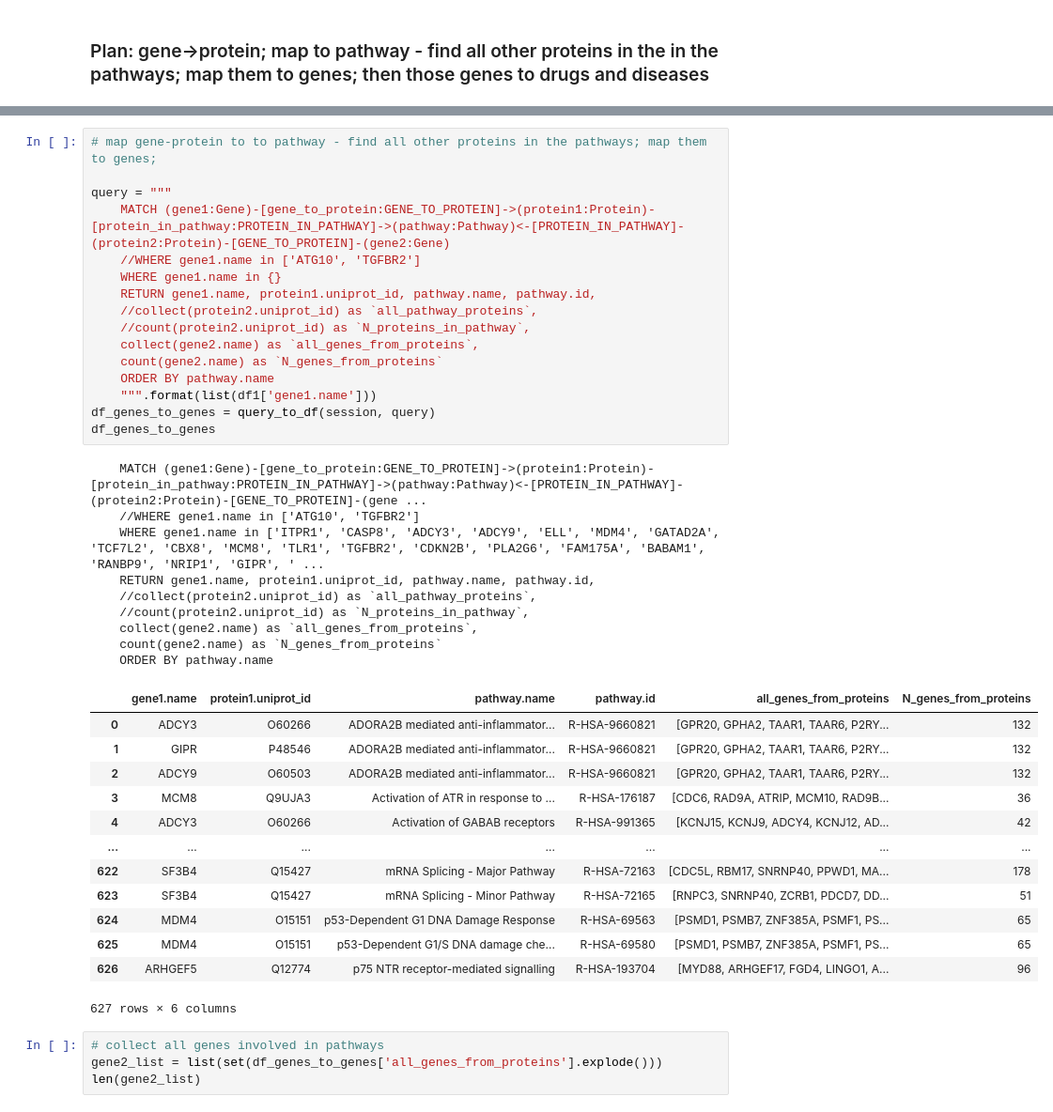
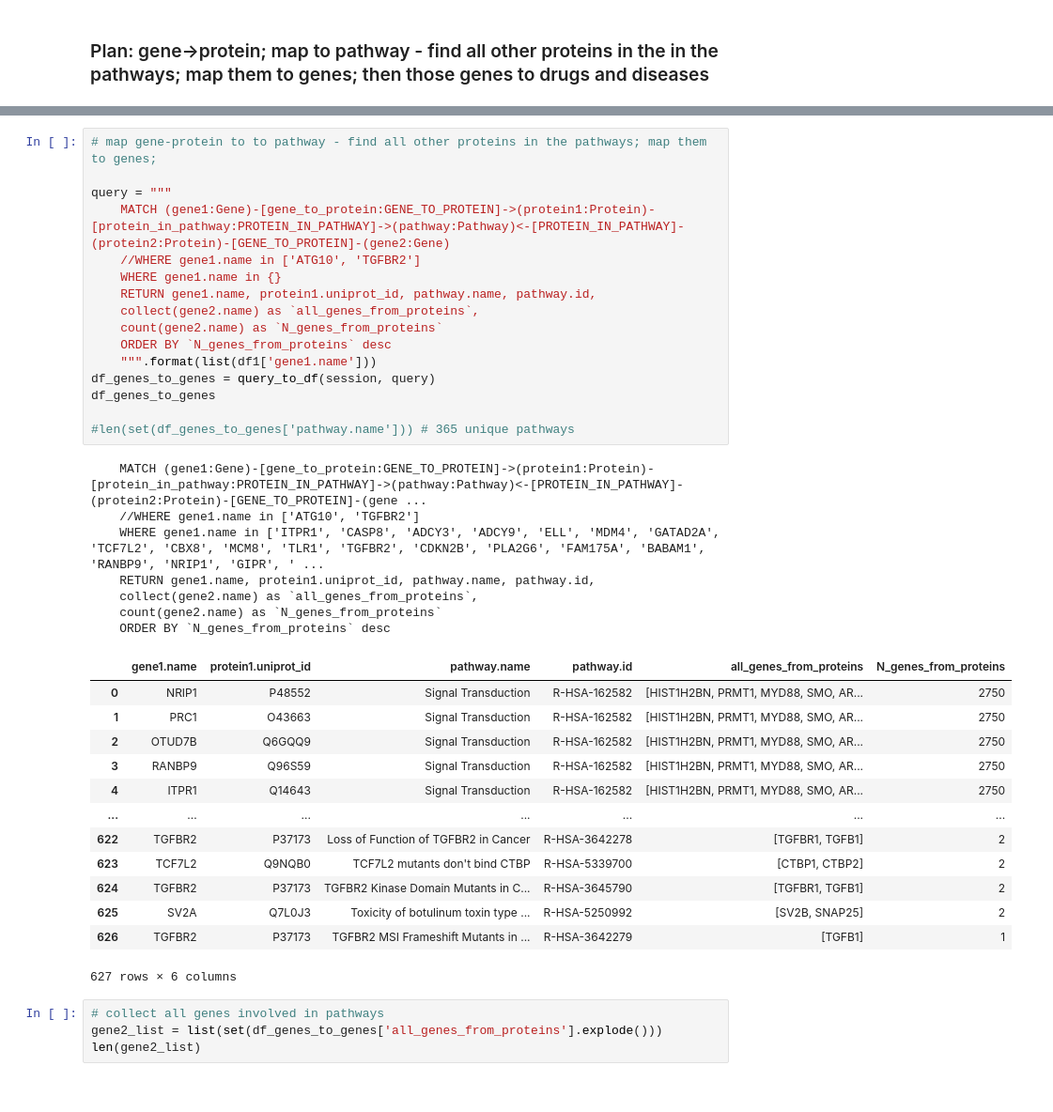
Before and after one commit to mvab/epigraphdb-breast-cancer, a Jupyter notebook: 5_breast_cancer_drug_targets_via_related_proteins.ipynb, the cells around one changed output, grey strips where cells are left out. Shown at 94% size. Cells and saved outputs as stored; diff of their text form.

Commit message:
review steps in pathway analysis

```diff
--- a/5_breast_cancer_drug_targets_via_related_proteins.ipynb
+++ b/5_breast_cancer_drug_targets_via_related_proteins.ipynb
@@ -51,41 +67,39 @@ len(set(df1['gene1.name'])) # 51
 # %%
 # map gene-protein to to pathway - find all other proteins in the pathways; map them to genes;
 
 query = """
     MATCH (gene1:Gene)-[gene_to_protein:GENE_TO_PROTEIN]->(protein1:Protein)-[protein_in_pathway:PROTEIN_IN_PATHWAY]->(pathway:Pathway)<-[PROTEIN_IN_PATHWAY]-(protein2:Protein)-[GENE_TO_PROTEIN]-(gene2:Gene)
     //WHERE gene1.name in ['ATG10', 'TGFBR2']
     WHERE gene1.name in {}
     RETURN gene1.name, protein1.uniprot_id, pathway.name, pathway.id,
-    //collect(protein2.uniprot_id) as `all_pathway_proteins`,
-    //count(protein2.uniprot_id) as `N_proteins_in_pathway`,
     collect(gene2.name) as `all_genes_from_proteins`,
     count(gene2.name) as `N_genes_from_proteins`
-    ORDER BY pathway.name
+    ORDER BY `N_genes_from_proteins` desc
     """.format(list(df1['gene1.name']))
 df_genes_to_genes = query_to_df(session, query)
 df_genes_to_genes
+
+#len(set(df_genes_to_genes['pathway.name'])) # 365 unique pathways
 # %% [output]
     MATCH (gene1:Gene)-[gene_to_protein:GENE_TO_PROTEIN]->(protein1:Protein)-[protein_in_pathway:PROTEIN_IN_PATHWAY]->(pathway:Pathway)<-[PROTEIN_IN_PATHWAY]-(protein2:Protein)-[GENE_TO_PROTEIN]-(gene ...
     //WHERE gene1.name in ['ATG10', 'TGFBR2']
     WHERE gene1.name in ['ITPR1', 'CASP8', 'ADCY3', 'ADCY9', 'ELL', 'MDM4', 'GATAD2A', 'TCF7L2', 'CBX8', 'MCM8', 'TLR1', 'TGFBR2', 'CDKN2B', 'PLA2G6', 'FAM175A', 'BABAM1', 'RANBP9', 'NRIP1', 'GIPR', ' ...
     RETURN gene1.name, protein1.uniprot_id, pathway.name, pathway.id,
-    //collect(protein2.uniprot_id) as `all_pathway_proteins`,
-    //count(protein2.uniprot_id) as `N_proteins_in_pathway`,
     collect(gene2.name) as `all_genes_from_proteins`,
     count(gene2.name) as `N_genes_from_proteins`
-    ORDER BY pathway.name
+    ORDER BY `N_genes_from_proteins` desc
 |  | gene1.name | protein1.uniprot_id | pathway.name | pathway.id | all_genes_from_proteins | N_genes_from_proteins |
-| 0 | ADCY3 | O60266 | ADORA2B mediated anti-inflammator... | R-HSA-9660821 | [GPR20, GPHA2, TAAR1, TAAR6, P2RY... | 132 |
-| 1 | GIPR | P48546 | ADORA2B mediated anti-inflammator... | R-HSA-9660821 | [GPR20, GPHA2, TAAR1, TAAR6, P2RY... | 132 |
-| 2 | ADCY9 | O60503 | ADORA2B mediated anti-inflammator... | R-HSA-9660821 | [GPR20, GPHA2, TAAR1, TAAR6, P2RY... | 132 |
-| 3 | MCM8 | Q9UJA3 | Activation of ATR in response to ... | R-HSA-176187 | [CDC6, RAD9A, ATRIP, MCM10, RAD9B... | 36 |
-| 4 | ADCY3 | O60266 | Activation of GABAB receptors | R-HSA-991365 | [KCNJ15, KCNJ9, ADCY4, KCNJ12, AD... | 42 |
+| 0 | NRIP1 | P48552 | Signal Transduction | R-HSA-162582 | [HIST1H2BN, PRMT1, MYD88, SMO, AR... | 2750 |
+| 1 | PRC1 | O43663 | Signal Transduction | R-HSA-162582 | [HIST1H2BN, PRMT1, MYD88, SMO, AR... | 2750 |
+| 2 | OTUD7B | Q6GQQ9 | Signal Transduction | R-HSA-162582 | [HIST1H2BN, PRMT1, MYD88, SMO, AR... | 2750 |
+| 3 | RANBP9 | Q96S59 | Signal Transduction | R-HSA-162582 | [HIST1H2BN, PRMT1, MYD88, SMO, AR... | 2750 |
+| 4 | ITPR1 | Q14643 | Signal Transduction | R-HSA-162582 | [HIST1H2BN, PRMT1, MYD88, SMO, AR... | 2750 |
 | ... | ... | ... | ... | ... | ... | ... |
-| 622 | SF3B4 | Q15427 | mRNA Splicing - Major Pathway | R-HSA-72163 | [CDC5L, RBM17, SNRNP40, PPWD1, MA... | 178 |
-| 623 | SF3B4 | Q15427 | mRNA Splicing - Minor Pathway | R-HSA-72165 | [RNPC3, SNRNP40, ZCRB1, PDCD7, DD... | 51 |
-| 624 | MDM4 | O15151 | p53-Dependent G1 DNA Damage Response | R-HSA-69563 | [PSMD1, PSMB7, ZNF385A, PSMF1, PS... | 65 |
-| 625 | MDM4 | O15151 | p53-Dependent G1/S DNA damage che... | R-HSA-69580 | [PSMD1, PSMB7, ZNF385A, PSMF1, PS... | 65 |
-| 626 | ARHGEF5 | Q12774 | p75 NTR receptor-mediated signalling | R-HSA-193704 | [MYD88, ARHGEF17, FGD4, LINGO1, A... | 96 |
+| 622 | TGFBR2 | P37173 | Loss of Function of TGFBR2 in Cancer | R-HSA-3642278 | [TGFBR1, TGFB1] | 2 |
+| 623 | TCF7L2 | Q9NQB0 | TCF7L2 mutants don't bind CTBP | R-HSA-5339700 | [CTBP1, CTBP2] | 2 |
+| 624 | TGFBR2 | P37173 | TGFBR2 Kinase Domain Mutants in C... | R-HSA-3645790 | [TGFBR1, TGFB1] | 2 |
+| 625 | SV2A | Q7L0J3 | Toxicity of botulinum toxin type ... | R-HSA-5250992 | [SV2B, SNAP25] | 2 |
+| 626 | TGFBR2 | P37173 | TGFBR2 MSI Frameshift Mutants in ... | R-HSA-3642279 | [TGFB1] | 1 |
 627 rows × 6 columns
 # %%
 # collect all genes involved in pathways
```
Also changed, not shown: parts of 22 cells of this notebook, 1 other file.
